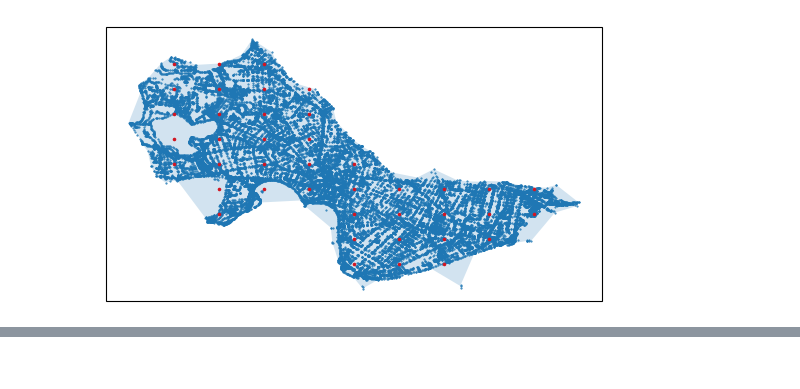
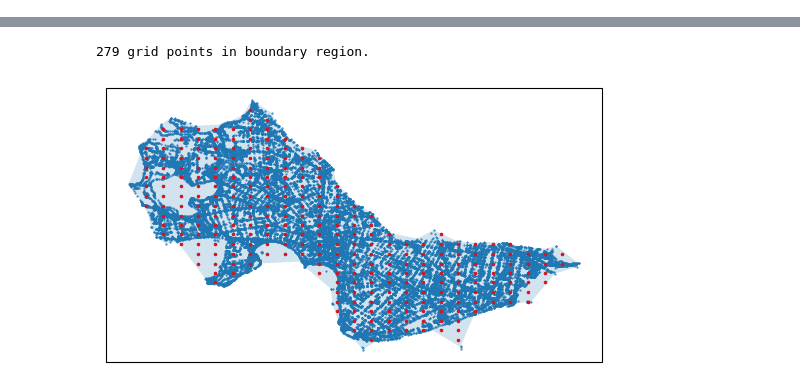
Before and after one commit to BostonCyclistsUnion/StressMap, a Jupyter notebook: isochrone_notepad.ipynb, the cells around one changed output, grey strips where cells are left out. Drawn from its saved outputs; the diff is of its cells as text; code cells hidden in the pictures.

```diff
--- a/isochrone_notepad.ipynb
+++ b/isochrone_notepad.ipynb
@@ -55,24 +29,0 @@ valid_points = list(filter(prep_polygon.contains, points))
-# %%
- # Initialize plot
-ax = plt.axes(projection=ccrs.PlateCarree())
-
- # Plot input points
-gdf_proj = gdf_nodes.to_crs(ccrs.Robinson().proj4_init)
-ax.scatter([p.x for p in gdf_proj['geometry']],
-            [p.y for p in gdf_proj['geometry']],
-            transform=ccrs.Robinson(),
-            marker='.', s=1)
-
-ax.scatter([p.x for p in valid_points],
-            [p.y for p in valid_points],
-          #   transform=ccrs.Robinson(),
-            marker='.', s=10, c='r')
-
- # Plot alpha shape
-ax.add_geometries(
-     alpha_shape.to_crs(ccrs.Robinson().proj4_init)['geometry'],
-     crs=ccrs.Robinson(), alpha=.2)
-
-plt.show()
-# %% [output]
-[figure, removed]
@@ -78,0 +41,5 @@ plt.show()
+# %%
+alpha_shape = boundry_polygon(gdf_nodes, 200)
+valid_points = grid_points(alpha_shape, 25)
+plot_grid_boundary(gdf_nodes, alpha_shape, valid_points)
+# %% [output]
@@ -79,3 +48,5 @@ plt.show()
+279 grid points in boundary region.
+[figure, added]
 # %%
 travel_speed = 15 #biking speed in km/hour
 
```
Also changed, not shown: parts of 13 cells of this notebook, 2 other files.
